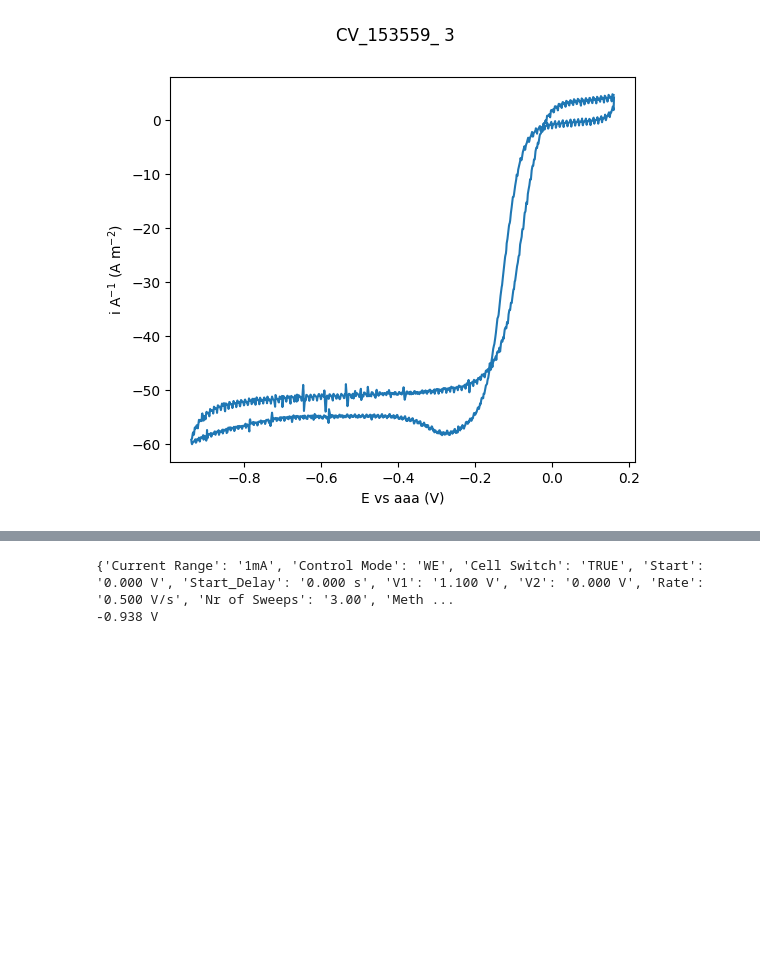
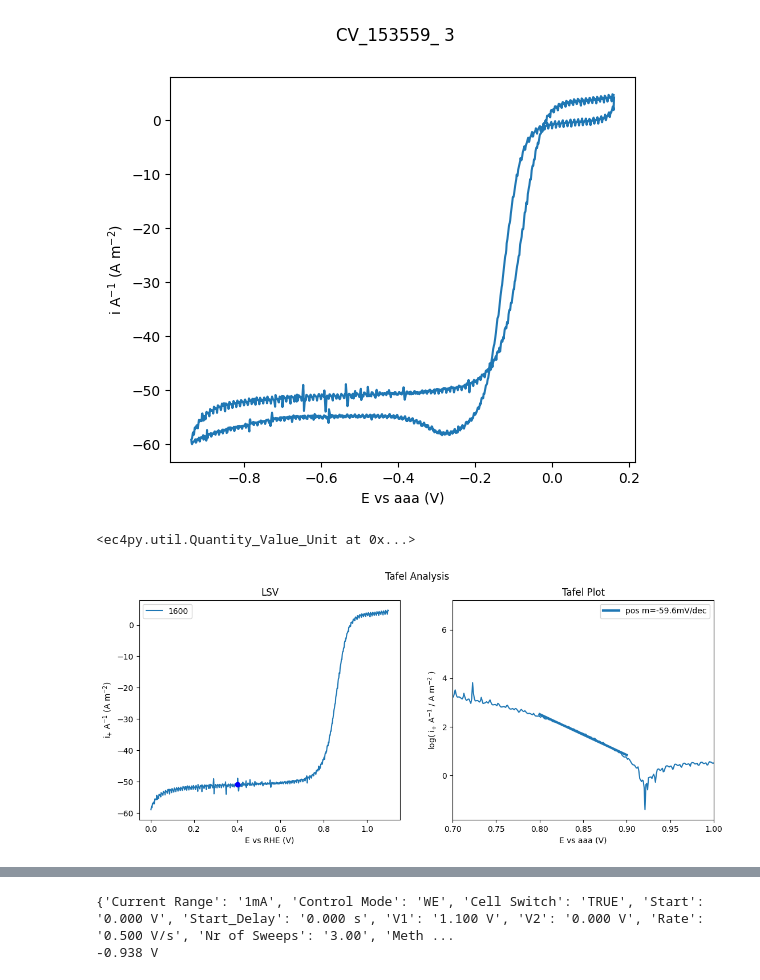
Before and after one commit to NordicEC/EC4py, a Jupyter notebook: dev/CV_Data/CV_Data_t4_Tafel.ipynb, the cells around one changed output, grey strips where cells are left out. Saved outputs shown, nothing was run; the diff lists cells and outputs as text; code cells hidden in the pictures; blank space fills up the shorter version.

```diff
--- a/dev/CV_Data/CV_Data_t4_Tafel.ipynb
+++ b/dev/CV_Data/CV_Data_t4_Tafel.ipynb
@@ -27,6 +27,12 @@ bb aaa
 (<matplotlib.lines.Line2D at 0x...>,
  <Axes: xlabel='E vs aaa (V)', ylabel='i A$^{-1}$ (A m$^{-2}$)'>)
 [figure]
+# %%
+a= data.get_sweep(POS)
+a.Tafel([0.8,0.9],0.4,RHE,AREA)
+# %% [output]
+<ec4py.util.Quantity_Value_Unit at 0x...>
+[figure, added]
 # %%
 data.Tafel([0.8,0.9],0.4,RHE,AREA)
 # %% [output]
```
Also changed, not shown: parts of 6 cells of this notebook, 19 other files.
